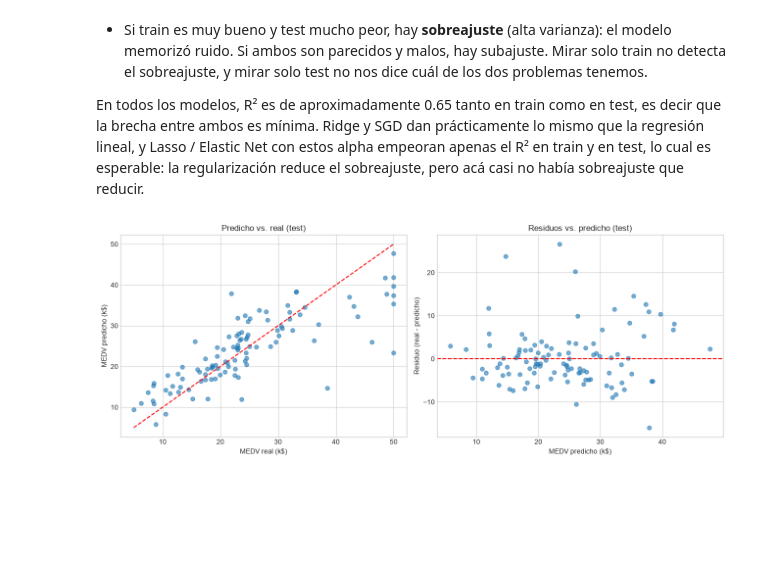
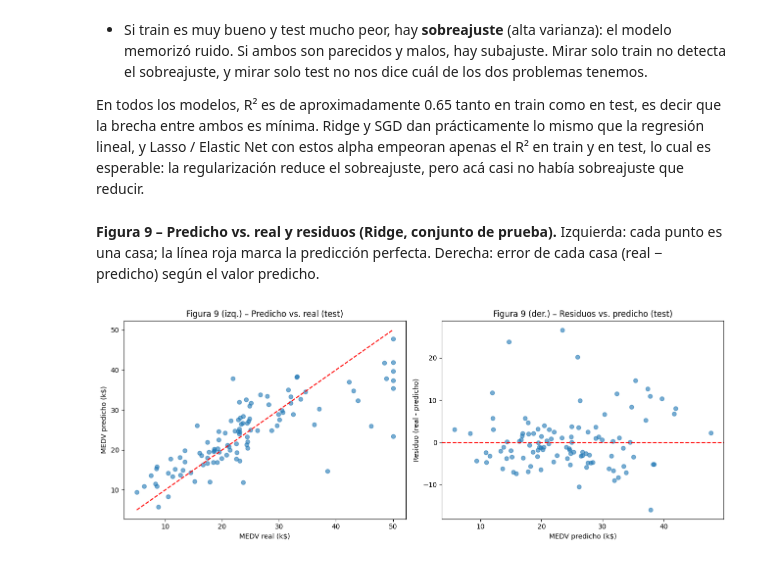
Before and after one commit to sebastianbtmo/TP_AA1_Beltramo_Capisano_Dottavio, a Jupyter notebook: TP_1/TP-regresion-AA1.ipynb, the cells around one changed output. Saved outputs shown, nothing was run; the diff lists cells and outputs as text; code cells hidden in the pictures; blank space fills up the shorter version.

```diff
--- a/TP_1/TP-regresion-AA1.ipynb
+++ b/TP_1/TP-regresion-AA1.ipynb
@@ -422,31 +434,33 @@ Comparar ambos conjuntoses lo que nos permite diagnosticar el ajuste:
 - Si train es muy bueno y test mucho peor, hay **sobreajuste** (alta varianza): el modelo memorizó ruido. Si ambos son parecidos y malos, hay subajuste. Mirar solo train no detecta el sobreajuste, y mirar solo test no nos dice cuál de los dos problemas tenemos.
 
 En todos los modelos, R² es de aproximadamente 0.65 tanto en train como en test, es decir que la brecha entre ambos es mínima. Ridge y SGD dan prácticamente lo mismo que la regresión lineal, y Lasso / Elastic Net con estos alpha empeoran apenas el R² en train y en test, lo cual es esperable: la regularización reduce el sobreajuste, pero acá casi no había sobreajuste que reducir.
+# %% [markdown]
+**Figura 9 – Predicho vs. real y residuos (Ridge, conjunto de prueba).** Izquierda: cada punto es una casa; la línea roja marca la predicción perfecta. Derecha: error de cada casa (real − predicho) según el valor predicho.
 # %%
 # Usamos Ridge como representante (los cinco modelos dan resultados muy parecidos)
 y_pred_test = modelo_ridge.predict(x_test_std)
 residuos = y_test - y_pred_test
 
 fig, axes = plt.subplots(1, 2, figsize=(13, 5))
 
 # Predicho vs real
 axes[0].scatter(y_test, y_pred_test, alpha=0.6)
 axes[0].plot([y.min(), y.max()], [y.min(), y.max()], color='red', linestyle='--')
 axes[0].set_xlabel('MEDV real (k$)')
 axes[0].set_ylabel('MEDV predicho (k$)')
-axes[0].set_title('Predicho vs. real (test)')
+axes[0].set_title('Figura 9 (izq.) – Predicho vs. real (test)')
 
 # Residuos vs predicho
 axes[1].scatter(y_pred_test, residuos, alpha=0.6)
 axes[1].axhline(0, color='red', linestyle='--')
 axes[1].set_xlabel('MEDV predicho (k$)')
 axes[1].set_ylabel('Residuo (real - predicho)')
-axes[1].set_title('Residuos vs. predicho (test)')
+axes[1].set_title('Figura 9 (der.) – Residuos vs. predicho (test)')
 
 plt.tight_layout()
 plt.show()
 # %% [output]
-[figure, old version]
+[figure, new version]
 # %% [markdown]
 **Conclusión sobre el fitting: no, no es un buen ajuste.**
 
```
Also changed, not shown: parts of 25 cells of this notebook.
